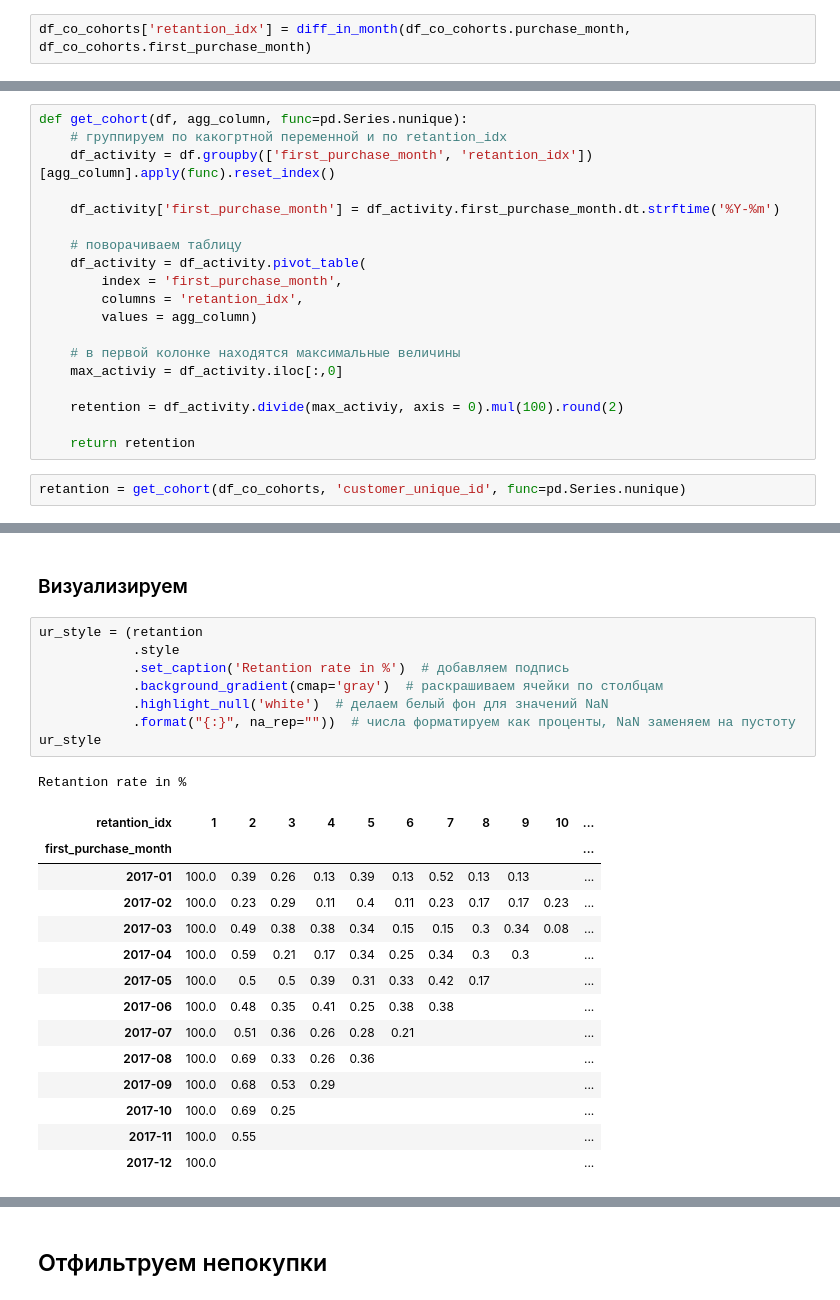
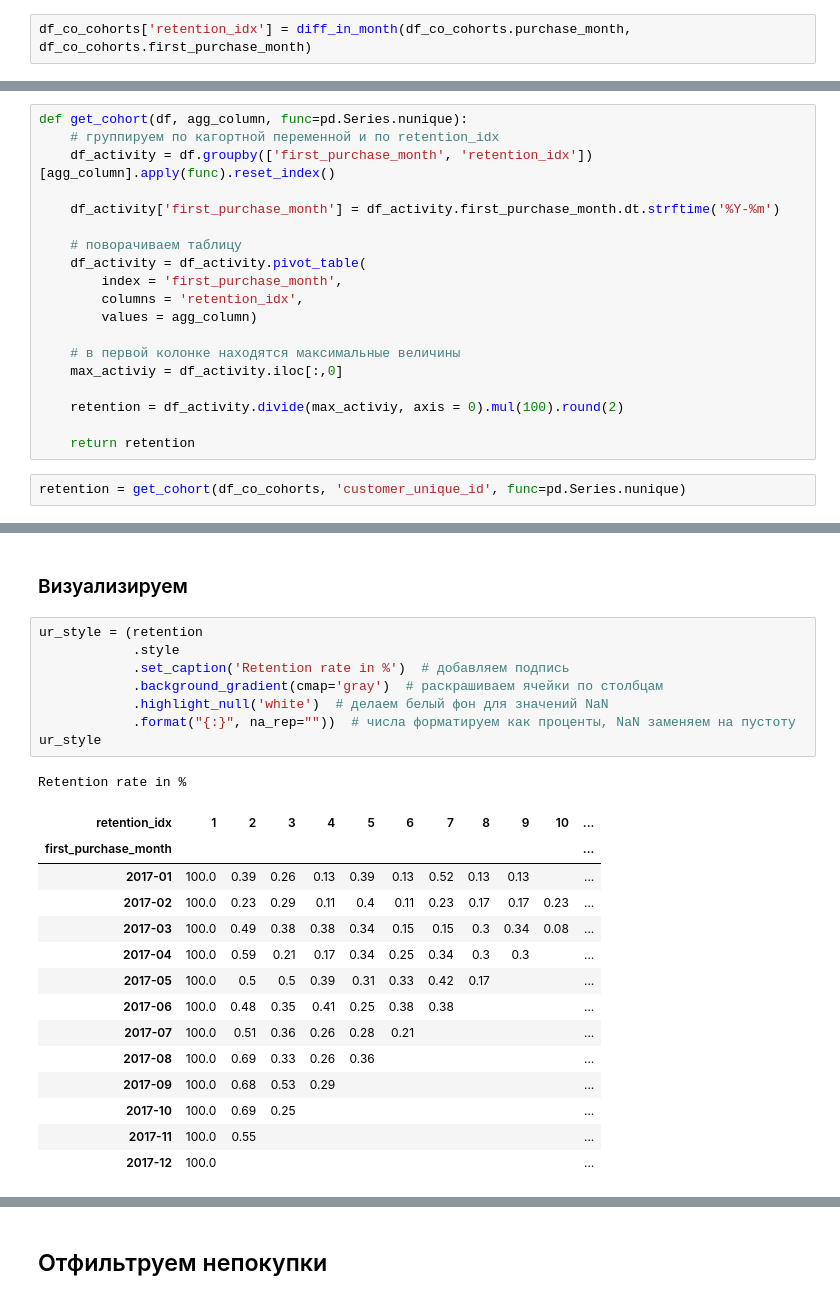
Before and after one commit to PavelSyr/da_karpov.cources_first.project, a Jupyter notebook: pavel_syrnev_15.04_p-syrnev/variant1/e-commerce.ipynb, the cells around one changed output, grey strips where cells are left out. Cells and saved outputs as stored; diff of their text form.

```diff
--- a/pavel_syrnev_15.04_p-syrnev/variant1/e-commerce.ipynb
+++ b/pavel_syrnev_15.04_p-syrnev/variant1/e-commerce.ipynb
@@ -772,7 +768,7 @@ Cоздадим колонку `cohort_idx` с разницей в месяца
 def diff_in_month(dt1 : pd.Series, dt2 : pd.Series):
     return ((dt1.dt.year - dt2.dt.year) * 12 + dt1.dt.month - dt2.dt.month) + 1
 # %%
-df_co_cohorts['retantion_idx'] = diff_in_month(df_co_cohorts.purchase_month, df_co_cohorts.first_purchase_month)
+df_co_cohorts['retention_idx'] = diff_in_month(df_co_cohorts.purchase_month, df_co_cohorts.first_purchase_month)
 # %%
 df_co_cohorts.head()
 # %% [output]
@@ -787,14 +783,14 @@ df_co_cohorts.head()
 # %%
 def get_cohort(df, agg_column, func=pd.Series.nunique):
-    # группируем по какогртной переменной и по retantion_idx
-    df_activity = df.groupby(['first_purchase_month', 'retantion_idx'])[agg_column].apply(func).reset_index()
+    # группируем по кагортной переменной и по retention_idx
+    df_activity = df.groupby(['first_purchase_month', 'retention_idx'])[agg_column].apply(func).reset_index()
 
     df_activity['first_purchase_month'] = df_activity.first_purchase_month.dt.strftime('%Y-%m')
 
     # поворачиваем таблицу
     df_activity = df_activity.pivot_table(
         index = 'first_purchase_month',
-        columns = 'retantion_idx',
+        columns = 'retention_idx',
         values = agg_column)
 
     # в первой колонке находятся максимальные величины
@@ -804,4 +800,4 @@ def get_cohort(df, agg_column, func=pd.Series.nunique):
 
     return retention
 # %%
-retantion = get_cohort(df_co_cohorts, 'customer_unique_id', func=pd.Series.nunique)
+retention = get_cohort(df_co_cohorts, 'customer_unique_id', func=pd.Series.nunique)
@@ -825,16 +821,16 @@ retantion
 # %% [markdown]
 ### Визуализируем
 # %%
-ur_style = (retantion
+ur_style = (retention
             .style
-            .set_caption('Retantion rate in %')  # добавляем подпись
+            .set_caption('Retention rate in %')  # добавляем подпись
             .background_gradient(cmap='gray')  # раскрашиваем ячейки по столбцам
             .highlight_null('white')  # делаем белый фон для значений NaN
             .format("{:}", na_rep=""))  # числа форматируем как проценты, NaN заменяем на пустоту
 ur_style
 # %% [output]
-Retantion rate in %
+Retention rate in %
-| retantion_idx | 1 | 2 | 3 | 4 | 5 | 6 | 7 | 8 | 9 | 10 | ... |
+| retention_idx | 1 | 2 | 3 | 4 | 5 | 6 | 7 | 8 | 9 | 10 | ... |
 | first_purchase_month |  |  |  |  |  |  |  |  |  |  | ... |
 | 2017-01 | 100.0 | 0.39 | 0.26 | 0.13 | 0.39 | 0.13 | 0.52 | 0.13 | 0.13 |  | ... |
 | 2017-02 | 100.0 | 0.23 | 0.29 | 0.11 | 0.4 | 0.11 | 0.23 | 0.17 | 0.17 | 0.23 | ... |
```
Also changed, not shown: parts of 60 cells of this notebook.
